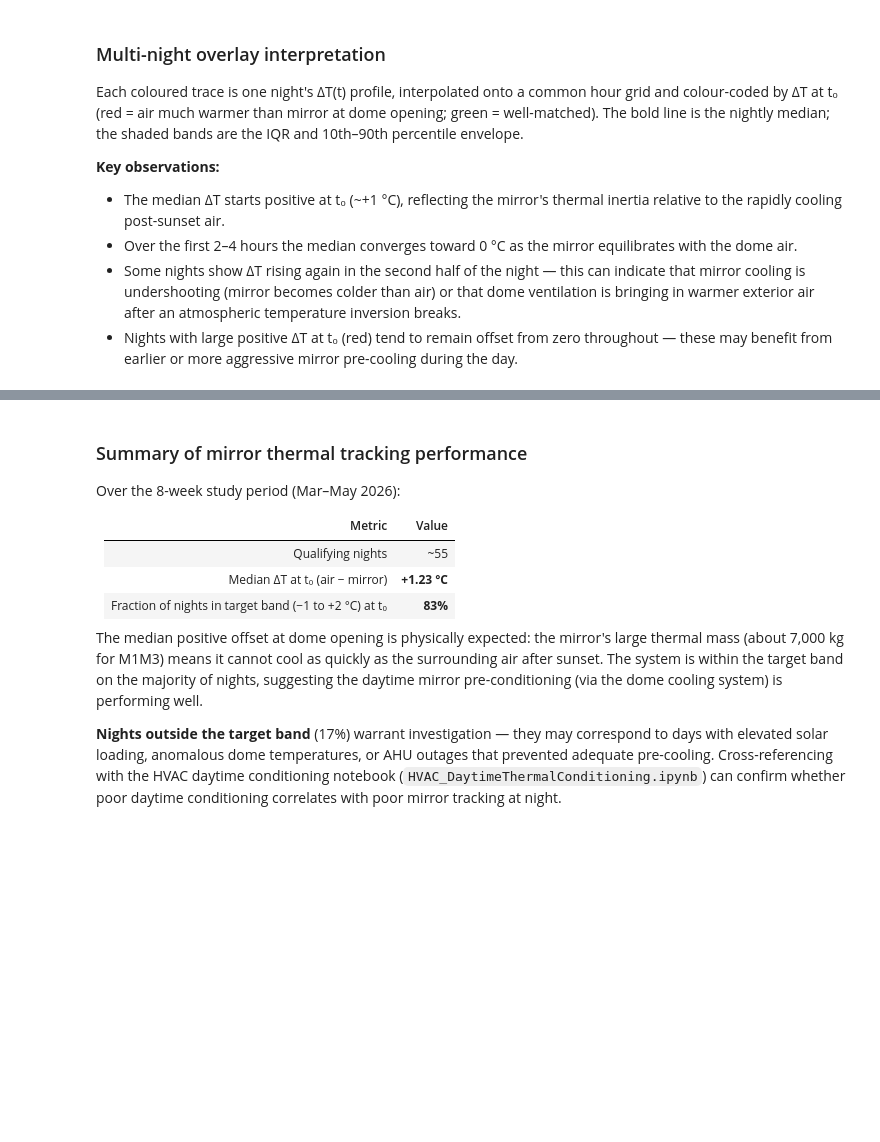
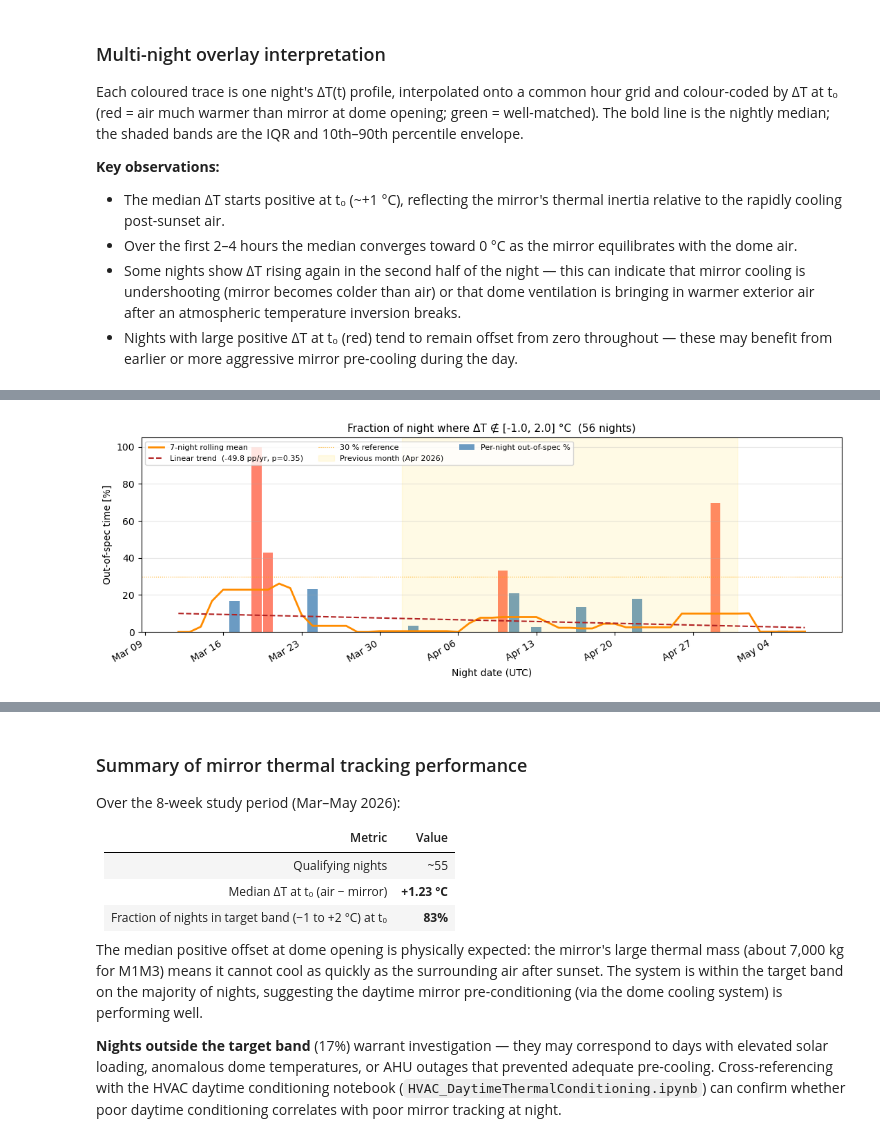
Before and after one commit to bstalder/notebooks, a Jupyter notebook: earlyoperations/Mirror_Thermal_Tracking.ipynb, the cells around one changed output, grey strips where cells are left out. Drawn from its saved outputs; the diff is of its cells as text; code cells hidden in the pictures; blank space fills up the shorter version.

```diff
--- a/earlyoperations/Mirror_Thermal_Tracking.ipynb
+++ b/earlyoperations/Mirror_Thermal_Tracking.ipynb
@@ -405,0 +418,95 @@ Median ΔT at t₀ = +1.23 °C  (in target band: 83% of nights)
+# %%
+from scipy import stats as scipy_stats
+
+# ── Spec limits (ΔT = T_air − T_mirror) ──────────────────────────────────────
+DT_LO, DT_HI = -1.0, 2.0          # spec: mirror within +1/−2 °C of air
+
+# Only post-t₀ (nighttime) H_GRID samples
+night_mask = H_GRID >= 0
+
+# ── Per-night out-of-spec fraction ────────────────────────────────────────────
+oos_frac  = {}   # night -> fraction out-of-spec
+mean_dT_n = {}   # night -> mean ΔT during night
+
+for night, dT_arr in all_dT_mirror.items():
+    nightly      = dT_arr[night_mask]
+    finite       = np.isfinite(nightly)
+    n_valid      = finite.sum()
+    if n_valid < 10:
+        continue
+    n_oos            = ((nightly[finite] < DT_LO) | (nightly[finite] > DT_HI)).sum()
+    oos_frac[night]  = n_oos / n_valid
+    mean_dT_n[night] = float(np.nanmean(nightly))
+
+oos_dates  = np.array(sorted(oos_frac.keys()))
+oos_values = np.array([oos_frac[d] for d in oos_dates])
+oos_dt     = pd.to_datetime(oos_dates)
+
+# ── Previous-month summary ────────────────────────────────────────────────────
+t_end_ts         = pd.Timestamp(MULTI_NIGHT_END)
+prev_month_start = t_end_ts.replace(day=1) - pd.DateOffset(months=1)
+prev_month_end   = t_end_ts.replace(day=1) - pd.DateOffset(days=1)
+prev_mask = (oos_dt >= prev_month_start) & (oos_dt <= prev_month_end)
+
+print(f"Previous month: {prev_month_start.date()} → {prev_month_end.date()}")
+if prev_mask.any():
+    prev_vals = oos_values[prev_mask]
+    print(f"  Nights with data         : {prev_mask.sum()}")
+    print(f"  Mean out-of-spec per night: {prev_vals.mean():.1%}")
+    print(f"  Worst night              : {oos_dates[prev_mask][np.argmax(prev_vals)]}"
+          f"  ({np.max(prev_vals):.1%})")
+    print(f"  Best night               : {oos_dates[prev_mask][np.argmin(prev_vals)]}"
+          f"  ({np.min(prev_vals):.1%})")
+else:
+    print("  No data for previous month.")
+
+# ── Linear trend fit ──────────────────────────────────────────────────────────
+import matplotlib.dates as mdates
+oos_ordinal = mdates.date2num(oos_dt.to_pydatetime())
+slope, intercept, r_val, p_val, se = scipy_stats.linregress(oos_ordinal, oos_values)
+trend_line = slope * oos_ordinal + intercept
+days_per_year = 365.25
+print(f"\nLinear trend: {slope * days_per_year * 100:+.2f} percentage-points / year"
+      f"   r = {r_val:.3f}   p = {p_val:.3f}")
+trend_sig = "statistically significant (p < 0.05)" if p_val < 0.05 else "not statistically significant"
+print(f"  → Trend is {trend_sig}")
+
+# ── Plot ──────────────────────────────────────────────────────────────────────
+fig, ax = plt.subplots(figsize=(11, 4))
+
+bar_colors = ["tomato" if v > 0.30 else "steelblue" for v in oos_values]
+ax.bar(oos_dt.to_pydatetime(), oos_values * 100, width=0.9,
+       color=bar_colors, alpha=0.80, label="Per-night out-of-spec %")
+
+# 7-night rolling mean
+roll = (pd.Series(oos_values, index=oos_dt)
+          .rolling(7, min_periods=3, center=True)
+          .mean())
+ax.plot(roll.index.to_pydatetime(), roll.values * 100,
+        color="darkorange", lw=2.0, label="7-night rolling mean")
+
+ax.plot(oos_dt.to_pydatetime(), trend_line * 100, "--",
+        color="firebrick", lw=1.5,
+        label=f"Linear trend  ({slope * days_per_year * 100:+.1f} pp/yr, p={p_val:.2f})")
+
+ax.axhline(30, color="orange", lw=0.8, ls=":", label="30 % reference")
+ax.axvspan(prev_month_start, prev_month_end + pd.Timedelta(days=1),
+           color="gold", alpha=0.10, label=f"Previous month ({prev_month_start.strftime('%b %Y')})")
+
+ax.xaxis.set_major_formatter(mdates.DateFormatter("%b %d"))
+ax.xaxis.set_major_locator(mdates.WeekdayLocator(byweekday=0, interval=1))
+plt.setp(ax.get_xticklabels(), rotation=30, ha="right")
+ax.set_ylabel("Out-of-spec time [%]", fontsize=10)
+ax.set_xlabel("Night date (UTC)", fontsize=10)
+ax.set_title(f"Fraction of night where ΔT ∉ [{DT_LO}, {DT_HI}] °C  "
+             f"({len(oos_frac)} nights)", fontsize=11)
+ax.legend(fontsize=8, ncol=3, loc="upper left")
+ax.grid(True, alpha=0.3, axis="y")
+ax.set_ylim(0, 105)
+plt.tight_layout()
+plt.savefig(
+    f"Mirror_tracking_oos_fraction_{oos_dates[0]}_{oos_dates[-1]}.pdf",
+    dpi=150, bbox_inches="tight"
+)
+plt.show()
+# %% [output]
@@ -405,0 +521 @@ Median ΔT at t₀ = +1.23 °C  (in target band: 83% of nights)
+[figure, added]
```
Also changed, not shown: parts of 8 cells of this notebook, 2 other files.
